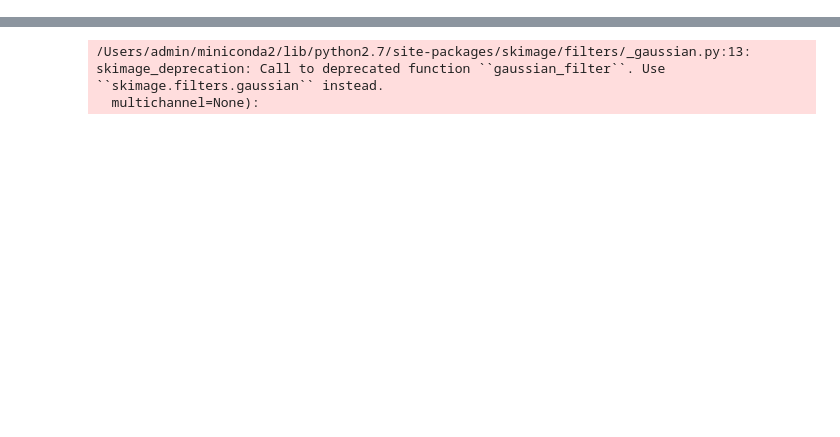
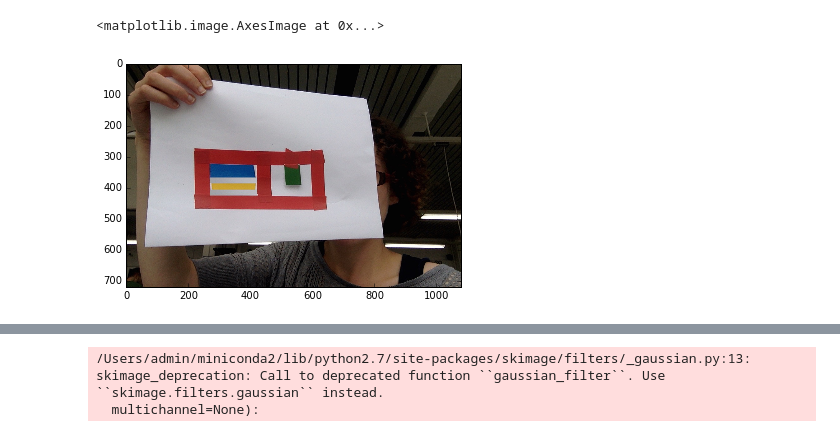
Before and after one commit to RPrudden/colour-harvest, a Jupyter notebook: img_blobs.ipynb, the cells around one changed output, grey strips where cells are left out. Cells and saved outputs as stored; diff of their text form; code cells hidden in the pictures; blank space fills up the shorter version.

```diff
--- a/img_blobs.ipynb
+++ b/img_blobs.ipynb
@@ -17,0 +31,9 @@ img = ndimage.imread("./red-yellow.jpg")
+# %%
+img_orig = ndi.imread("./sign.jpg")
+new = np.array(img_orig[:,:]*hue, dtype="uint8")
+img = new
+# %%
+imshow(img_orig)
+# %% [output]
+<matplotlib.image.AxesImage at 0x...>
+[figure, added]
```
Also changed, not shown: parts of 17 cells of this notebook, 16 other files.
